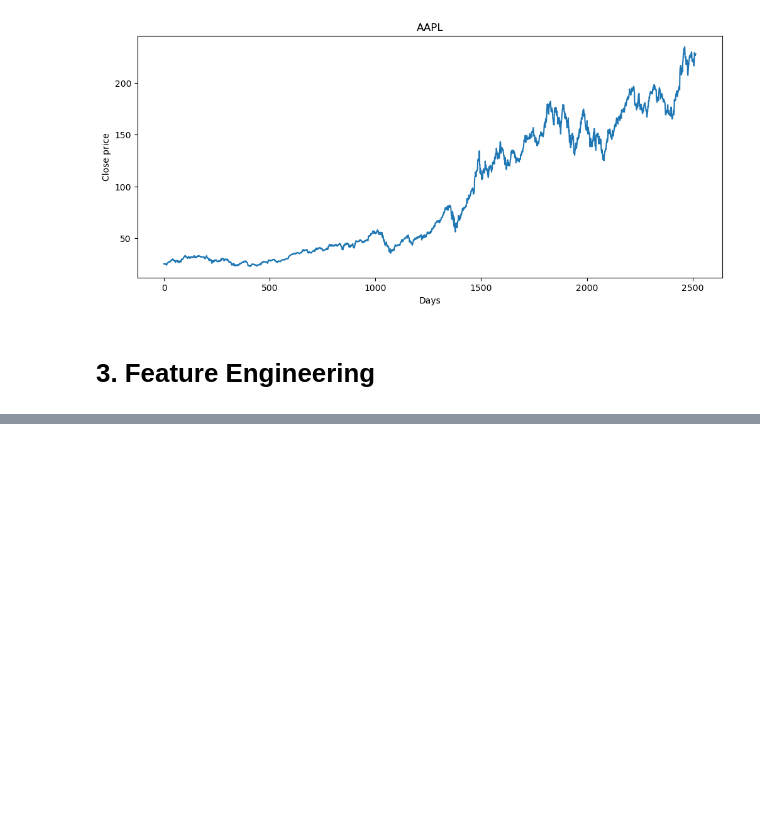
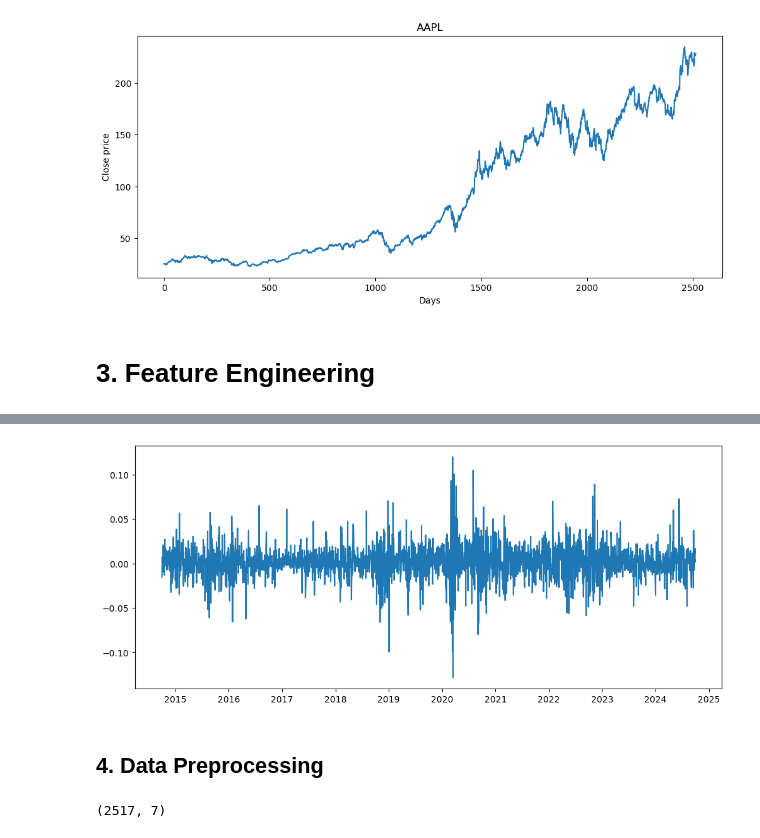
Before and after one commit to iamarjunc/stock-prediction-portal, a Jupyter notebook: Resources/Stock Prediction Using LSTM.ipynb, the cells around one changed output, grey strips where cells are left out. Saved outputs shown, nothing was run; the diff lists cells and outputs as text; code cells hidden in the pictures; blank space fills up the shorter version.

```diff
--- a/Resources/Stock Prediction Using LSTM.ipynb
+++ b/Resources/Stock Prediction Using LSTM.ipynb
@@ -120,0 +223,3 @@ Text(0, 0.5, 'Close price')
+# %%
+df['Percentage Changed'] = df.Close.pct_change()
+df[['Close', 'Percentage Changed']]
@@ -120,0 +241,11 @@ Text(0, 0.5, 'Close price')
+# %%
+plt.figure(figsize=(12,5))
+plt.plot(df['Percentage Changed']);
+# %% [output]
+[figure, added]
+# %% [markdown]
+## 4. Data Preprocessing
+# %%
+df.shape
+# %% [output]
+(2517, 7)
```
Also changed, not shown: parts of 19 cells of this notebook.
